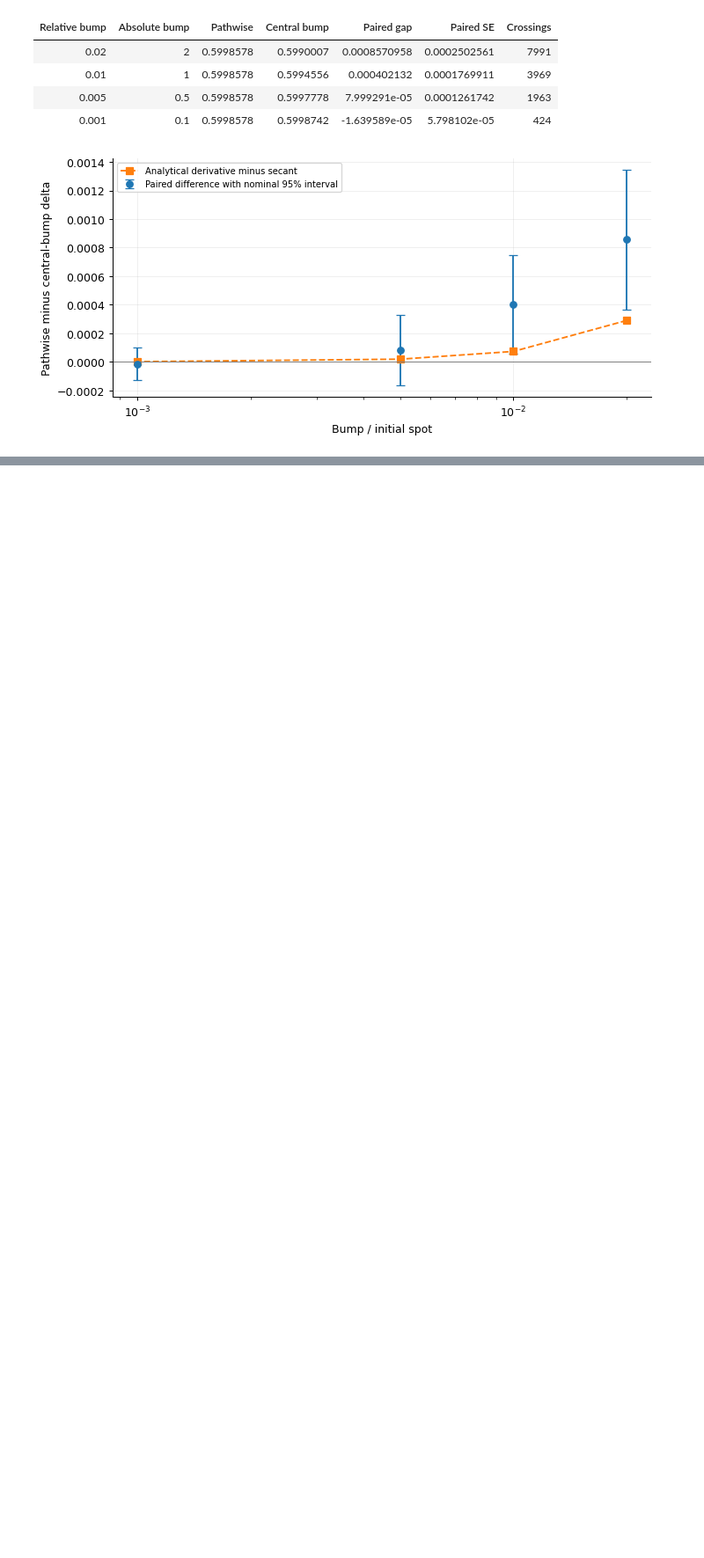
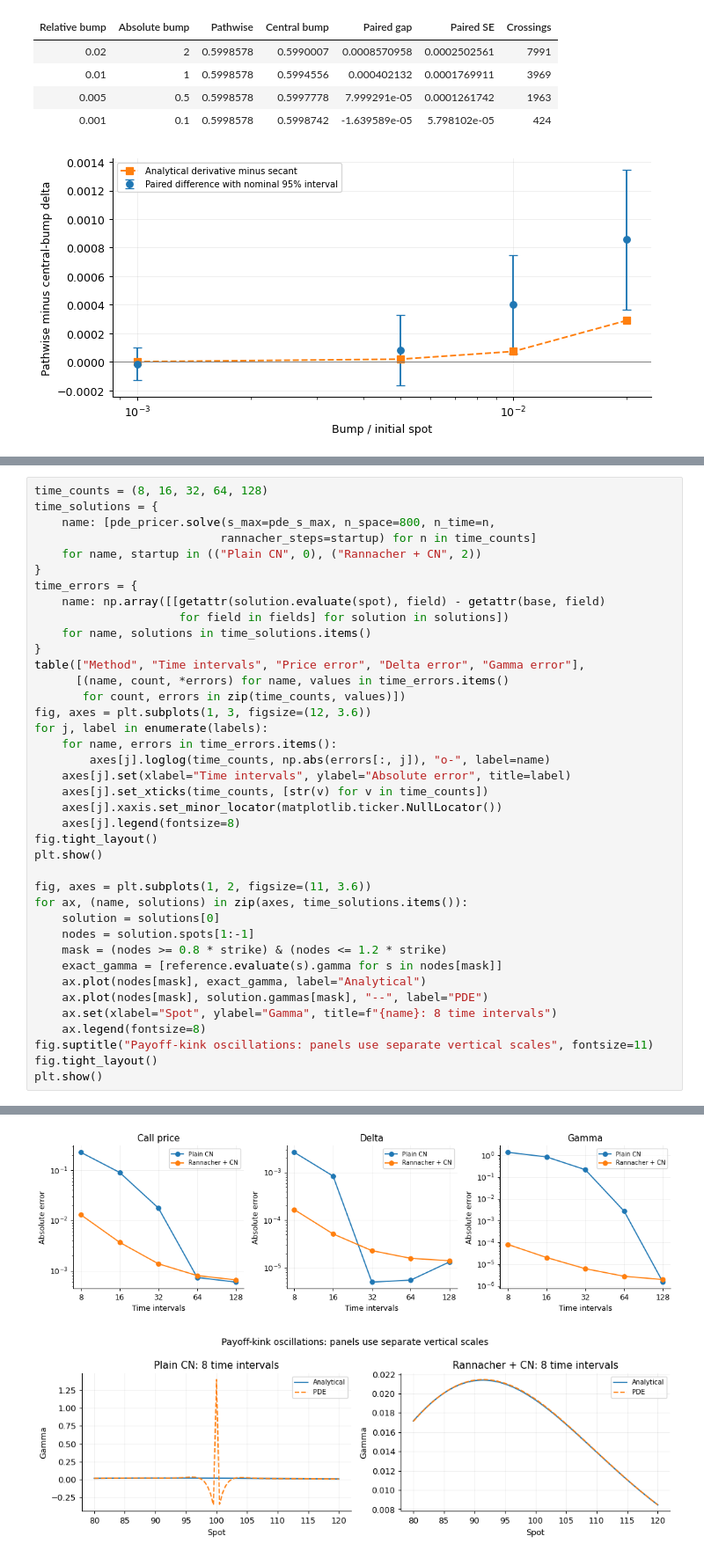
Before and after one commit to KVInator/deep-bsde-pricing, a Jupyter notebook: notebooks/01_classical_references.ipynb, the cells around one changed output, grey strips where cells are left out. Shown at 88% size. Saved outputs shown, nothing was run; the diff lists cells and outputs as text; blank space fills up the shorter version.

```diff
--- a/notebooks/01_classical_references.ipynb
+++ b/notebooks/01_classical_references.ipynb
@@ -271,0 +378,40 @@ plt.show()
+# %%
+time_counts = (8, 16, 32, 64, 128)
+time_solutions = {
+    name: [pde_pricer.solve(s_max=pde_s_max, n_space=800, n_time=n,
+                           rannacher_steps=startup) for n in time_counts]
+    for name, startup in (("Plain CN", 0), ("Rannacher + CN", 2))
+}
+time_errors = {
+    name: np.array([[getattr(solution.evaluate(spot), field) - getattr(base, field)
+                     for field in fields] for solution in solutions])
+    for name, solutions in time_solutions.items()
+}
+table(["Method", "Time intervals", "Price error", "Delta error", "Gamma error"],
+      [(name, count, *errors) for name, values in time_errors.items()
+       for count, errors in zip(time_counts, values)])
+fig, axes = plt.subplots(1, 3, figsize=(12, 3.6))
+for j, label in enumerate(labels):
+    for name, errors in time_errors.items():
+        axes[j].loglog(time_counts, np.abs(errors[:, j]), "o-", label=name)
+    axes[j].set(xlabel="Time intervals", ylabel="Absolute error", title=label)
+    axes[j].set_xticks(time_counts, [str(v) for v in time_counts])
+    axes[j].xaxis.set_minor_locator(matplotlib.ticker.NullLocator())
+    axes[j].legend(fontsize=8)
+fig.tight_layout()
+plt.show()
+
+fig, axes = plt.subplots(1, 2, figsize=(11, 3.6))
+for ax, (name, solutions) in zip(axes, time_solutions.items()):
+    solution = solutions[0]
+    nodes = solution.spots[1:-1]
+    mask = (nodes >= 0.8 * strike) & (nodes <= 1.2 * strike)
+    exact_gamma = [reference.evaluate(s).gamma for s in nodes[mask]]
+    ax.plot(nodes[mask], exact_gamma, label="Analytical")
+    ax.plot(nodes[mask], solution.gammas[mask], "--", label="PDE")
+    ax.set(xlabel="Spot", ylabel="Gamma", title=f"{name}: 8 time intervals")
+    ax.legend(fontsize=8)
+fig.suptitle("Payoff-kink oscillations: panels use separate vertical scales", fontsize=11)
+fig.tight_layout()
+plt.show()
+# %% [output]
@@ -271,0 +429,2 @@ plt.show()
+[figure, added]
+[figure, added]
```
Also changed, not shown: parts of 11 cells of this notebook, 5 other files.
